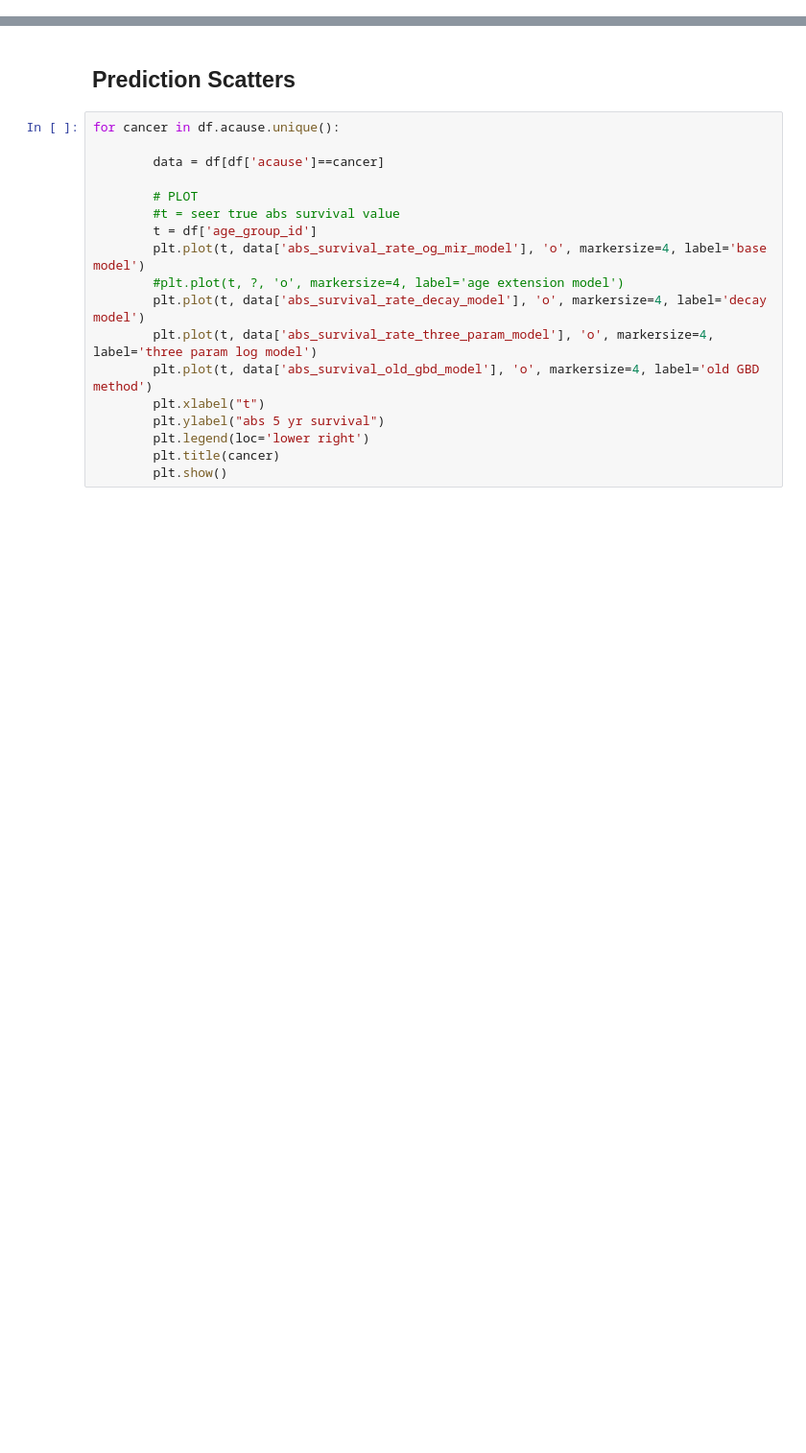
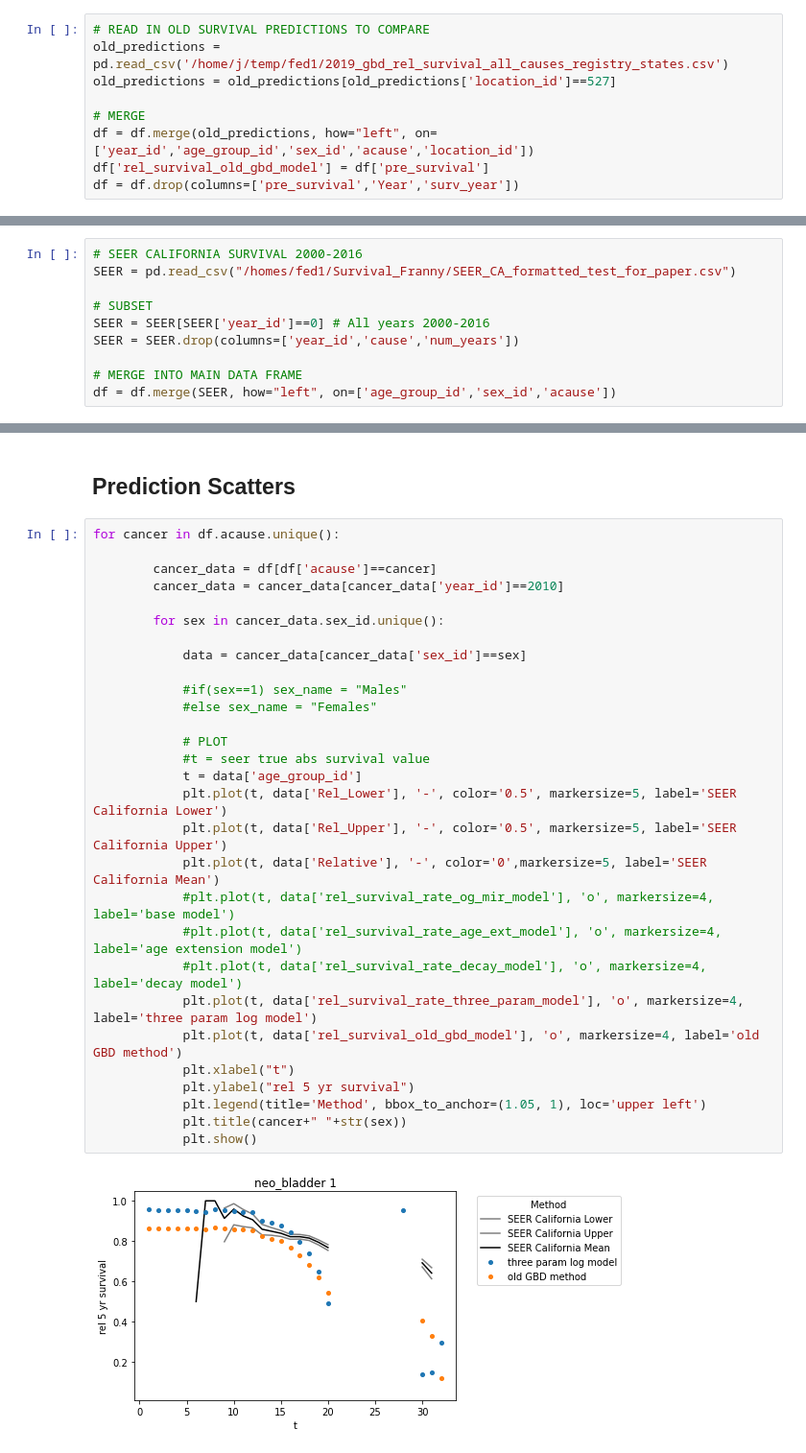
Before and after one commit to ihmeuw-msca/Survival, a Jupyter notebook: src/Operating Notebook.ipynb, the cells around one changed output, grey strips where cells are left out. Shown at 96% size. Saved outputs shown, nothing was run; the diff lists cells and outputs as text; blank space fills up the shorter version.

Commit message:
change the three param log to rel survival instead of net

```diff
--- a/src/Operating Notebook.ipynb
+++ b/src/Operating Notebook.ipynb
@@ -156,0 +122,9 @@ df.head()
+# %%
+# READ IN OLD SURVIVAL PREDICTIONS TO COMPARE
+old_predictions = pd.read_csv('/home/j/temp/fed1/2019_gbd_rel_survival_all_causes_registry_states.csv')
+old_predictions = old_predictions[old_predictions['location_id']==527]
+
+# MERGE
+df = df.merge(old_predictions, how="left", on=['year_id','age_group_id','sex_id','acause','location_id'])
+df['rel_survival_old_gbd_model'] = df['pre_survival']
+df = df.drop(columns=['pre_survival','Year','surv_year'])
@@ -156,0 +133,10 @@ df.head()
+# %%
+# SEER CALIFORNIA SURVIVAL 2000-2016
+SEER = pd.read_csv("/homes/fed1/Survival_Franny/SEER_CA_formatted_test_for_paper.csv")
+
+# SUBSET
+SEER = SEER[SEER['year_id']==0] # All years 2000-2016
+SEER = SEER.drop(columns=['year_id','cause','num_years'])
+
+# MERGE INTO MAIN DATA FRAME
+df = df.merge(SEER, how="left", on=['age_group_id','sex_id','acause'])
@@ -159,18 +147,31 @@ df.head()
 # %%
 for cancer in df.acause.unique():
 
-        data = df[df['acause']==cancer]
+        cancer_data = df[df['acause']==cancer]
+        cancer_data = cancer_data[cancer_data['year_id']==2010]
 
-        # PLOT
-        #t = seer true abs survival value
-        t = df['age_group_id']
-        plt.plot(t, data['abs_survival_rate_og_mir_model'], 'o', markersize=4, label='base model')
-        #plt.plot(t, ?, 'o', markersize=4, label='age extension model')
-        plt.plot(t, data['abs_survival_rate_decay_model'], 'o', markersize=4, label='decay model')
-        plt.plot(t, data['abs_survival_rate_three_param_model'], 'o', markersize=4, label='three param log model')
-        plt.plot(t, data['abs_survival_old_gbd_model'], 'o', markersize=4, label='old GBD method')
-        plt.xlabel("t")
-        plt.ylabel("abs 5 yr survival")
-        plt.legend(loc='lower right')
-        plt.title(cancer)
-        plt.show()
+        for sex in cancer_data.sex_id.unique():
+
+            data = cancer_data[cancer_data['sex_id']==sex]
+
+            #if(sex==1) sex_name = "Males"
+            #else sex_name = "Females"
+
+            # PLOT
+            #t = seer true abs survival value
+            t = data['age_group_id']
+            plt.plot(t, data['Rel_Lower'], '-', color='0.5', markersize=5, label='SEER California Lower')
+            plt.plot(t, data['Rel_Upper'], '-', color='0.5', markersize=5, label='SEER California Upper')
+            plt.plot(t, data['Relative'], '-', color='0',markersize=5, label='SEER California Mean')
+            #plt.plot(t, data['rel_survival_rate_og_mir_model'], 'o', markersize=4, label='base model')
+            #plt.plot(t, data['rel_survival_rate_age_ext_model'], 'o', markersize=4, label='age extension model')
+            #plt.plot(t, data['rel_survival_rate_decay_model'], 'o', markersize=4, label='decay model')
+            plt.plot(t, data['rel_survival_rate_three_param_model'], 'o', markersize=4, label='three param log model')
+            plt.plot(t, data['rel_survival_old_gbd_model'], 'o', markersize=4, label='old GBD method')
+            plt.xlabel("t")
+            plt.ylabel("rel 5 yr survival")
+            plt.legend(title='Method', bbox_to_anchor=(1.05, 1), loc='upper left')
+            plt.title(cancer+" "+str(sex))
+            plt.show()
+# %% [output]
+[figure, added]
```
Also changed, not shown: parts of 12 cells of this notebook, 3 other files.
